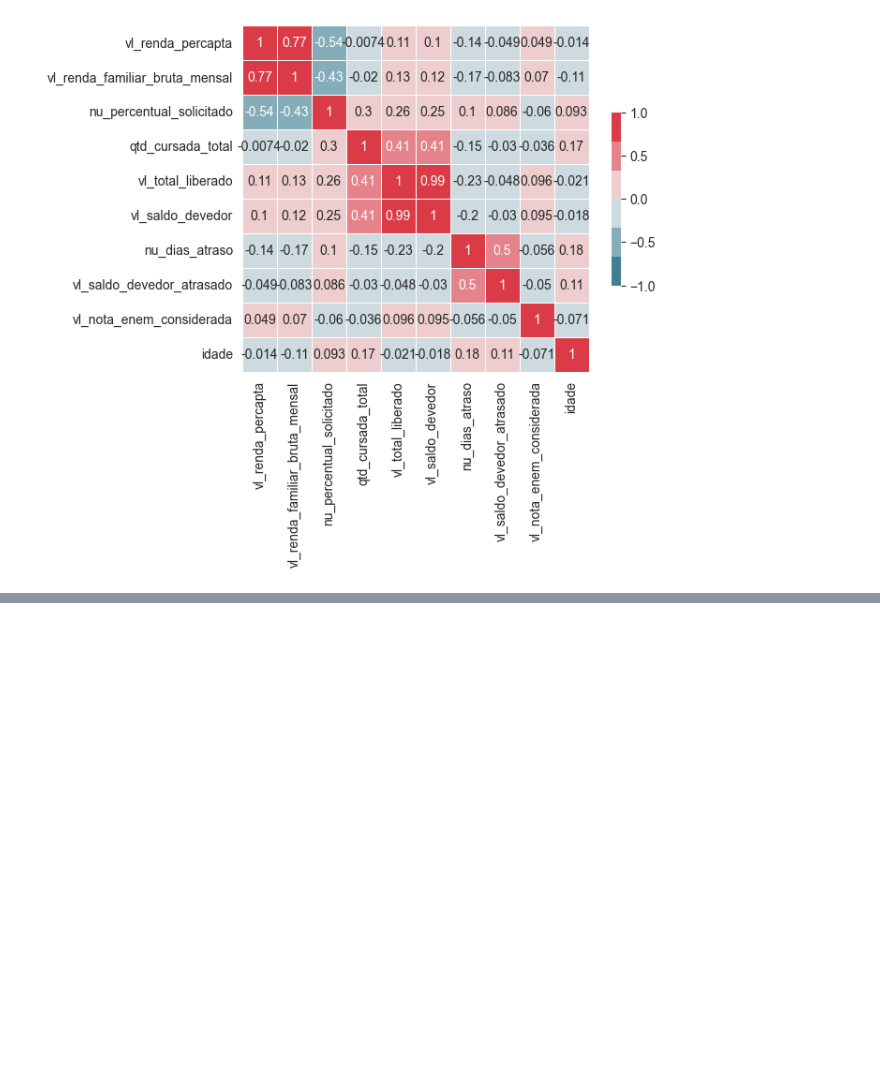
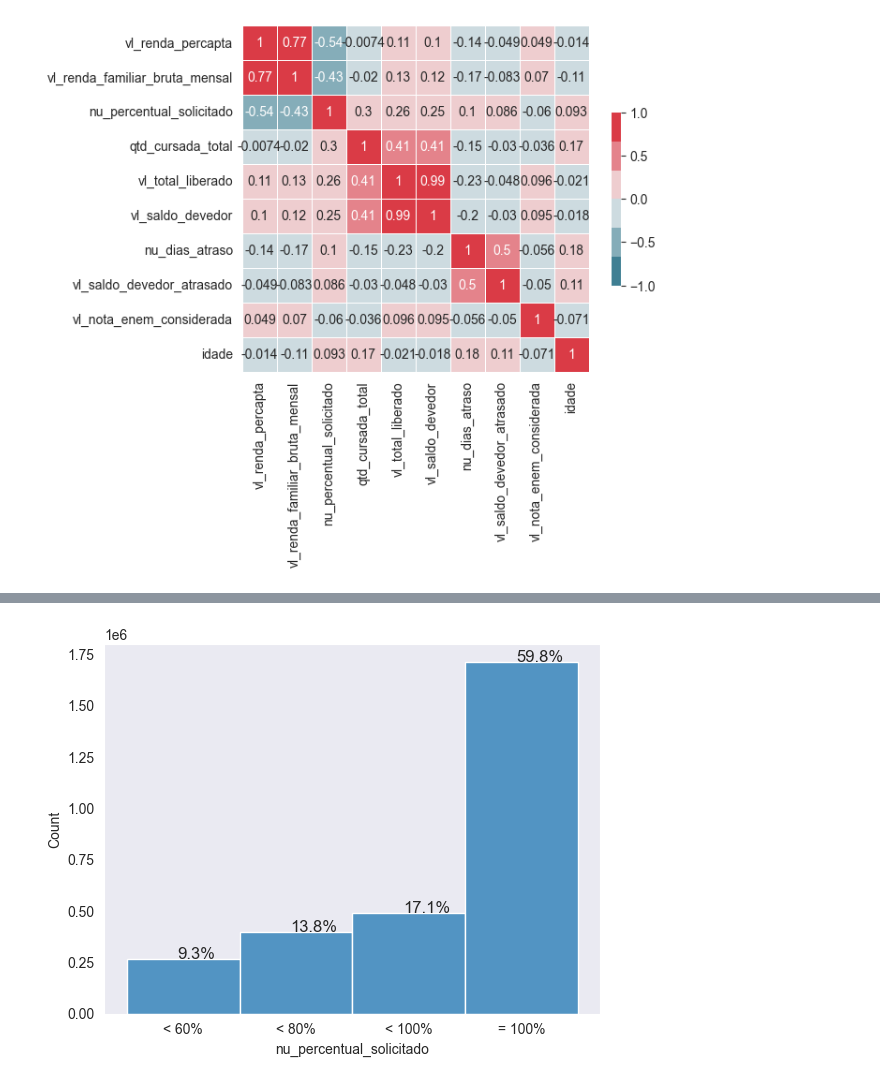
Before and after one commit to MarcosViniciusAraujo/puc-rio-aprendizado-automatico, a Jupyter notebook: Educacao_superior.ipynb, the cells around one changed output, grey strips where cells are left out. Cells and saved outputs as stored; diff of their text form; code cells hidden in the pictures; blank space fills up the shorter version.

```diff
--- a/Educacao_superior.ipynb
+++ b/Educacao_superior.ipynb
@@ -306,0 +347,7 @@ sns.heatmap(corr_apenas_enem,
+# %%
+cat_percent = pd.cut(df['nu_percentual_solicitado'],
+    bins=[df['nu_percentual_solicitado'].min(), 60, 80, 100, 1000],
+    labels=['< 60%', '< 80%', '< 100%', '= 100%'],
+    right=False
+)
+cat_percent
@@ -306,0 +369,17 @@ sns.heatmap(corr_apenas_enem,
+# %%
+def without_hue(plot, feature):
+    total = len(feature)
+    for p in ax.patches:
+        percentage = '{:.1f}%'.format(100 * p.get_height()/total)
+        x = p.get_x() + p.get_width() / 2 - 0.05
+        y = p.get_y() + p.get_height()
+        ax.annotate(percentage, (x, y), size = 12)
+    plt.show()
+# %%
+ax = sns.histplot(
+    data=cat_percent,
+
+)
+without_hue(ax, cat_percent)
+# %% [output]
+[figure, added]
```
Also changed, not shown: parts of 17 cells of this notebook.
